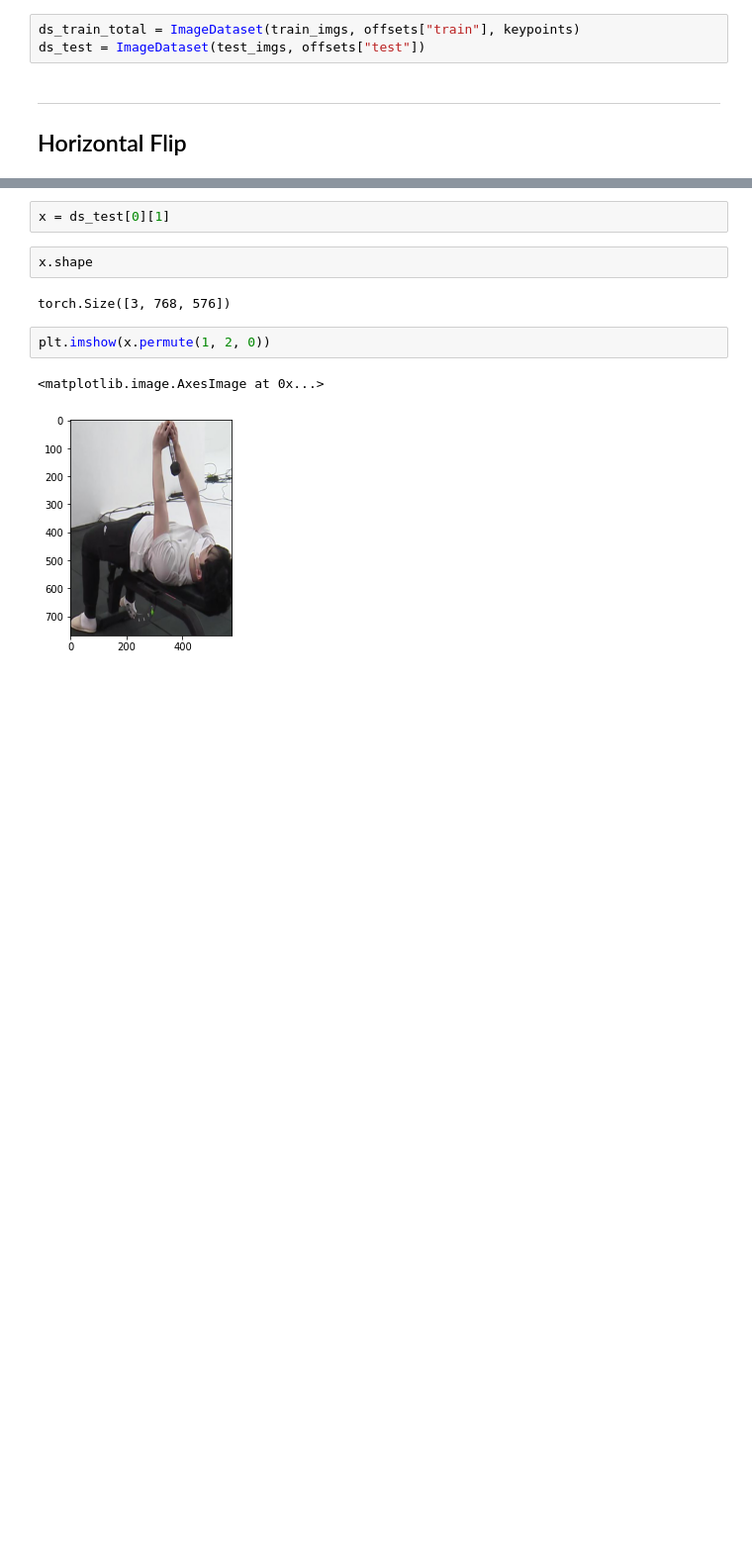
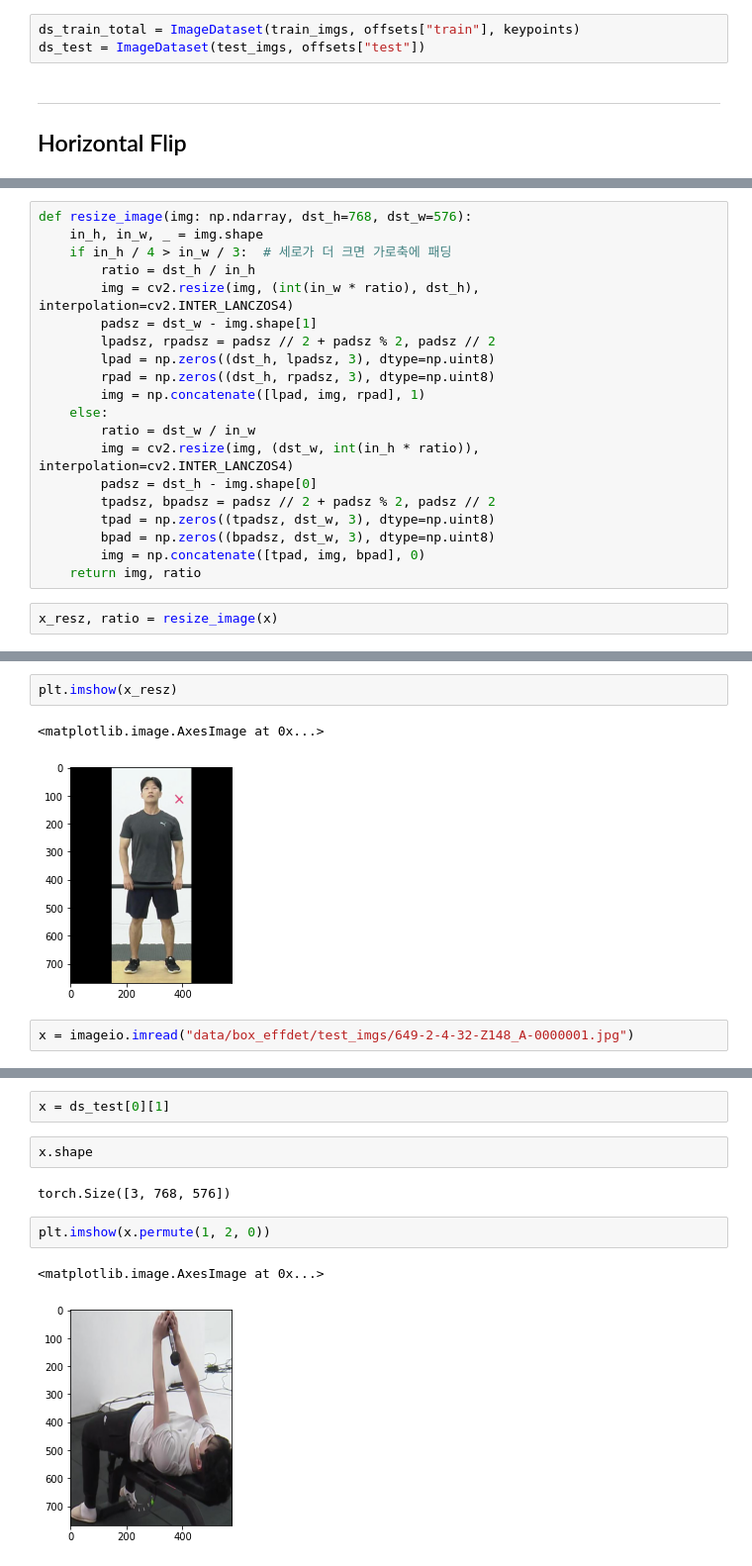
Before and after one commit to Kitsunetic/motion-keypoint, a Jupyter notebook: augmentation 연구.ipynb, the cells around one changed output, grey strips where cells are left out. Shown at 99% size. Cells and saved outputs as stored; diff of their text form; blank space fills up the shorter version.

```diff
--- a/augmentation 연구.ipynb
+++ b/augmentation 연구.ipynb
@@ -93,0 +139,22 @@ ds_test = ImageDataset(test_imgs, offsets["test"])
+# %%
+def resize_image(img: np.ndarray, dst_h=768, dst_w=576):
+    in_h, in_w, _ = img.shape
+    if in_h / 4 > in_w / 3:  # 세로가 더 크면 가로축에 패딩
+        ratio = dst_h / in_h
+        img = cv2.resize(img, (int(in_w * ratio), dst_h), interpolation=cv2.INTER_LANCZOS4)
+        padsz = dst_w - img.shape[1]
+        lpadsz, rpadsz = padsz // 2 + padsz % 2, padsz // 2
+        lpad = np.zeros((dst_h, lpadsz, 3), dtype=np.uint8)
+        rpad = np.zeros((dst_h, rpadsz, 3), dtype=np.uint8)
+        img = np.concatenate([lpad, img, rpad], 1)
+    else:
+        ratio = dst_w / in_w
+        img = cv2.resize(img, (dst_w, int(in_h * ratio)), interpolation=cv2.INTER_LANCZOS4)
+        padsz = dst_h - img.shape[0]
+        tpadsz, bpadsz = padsz // 2 + padsz % 2, padsz // 2
+        tpad = np.zeros((tpadsz, dst_w, 3), dtype=np.uint8)
+        bpad = np.zeros((bpadsz, dst_w, 3), dtype=np.uint8)
+        img = np.concatenate([tpad, img, bpad], 0)
+    return img, ratio
+# %%
+x_resz, ratio = resize_image(x)
@@ -93,0 +165,7 @@ ds_test = ImageDataset(test_imgs, offsets["test"])
+# %%
+plt.imshow(x_resz)
+# %% [output]
+<matplotlib.image.AxesImage at 0x...>
+[figure, added]
+# %%
+x = imageio.imread("data/box_effdet/test_imgs/649-2-4-32-Z148_A-0000001.jpg")
```
Also changed, not shown: parts of 20 cells of this notebook.
